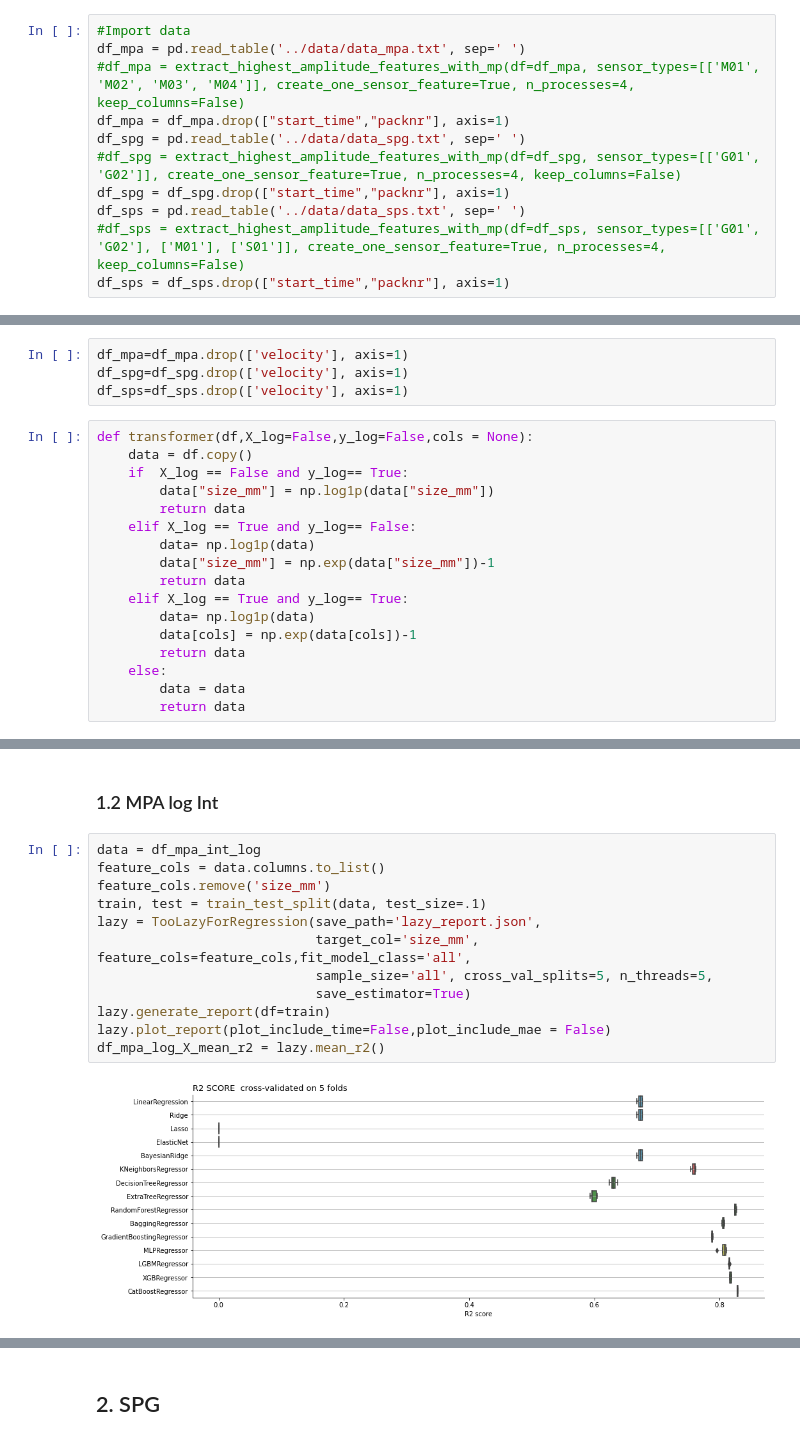
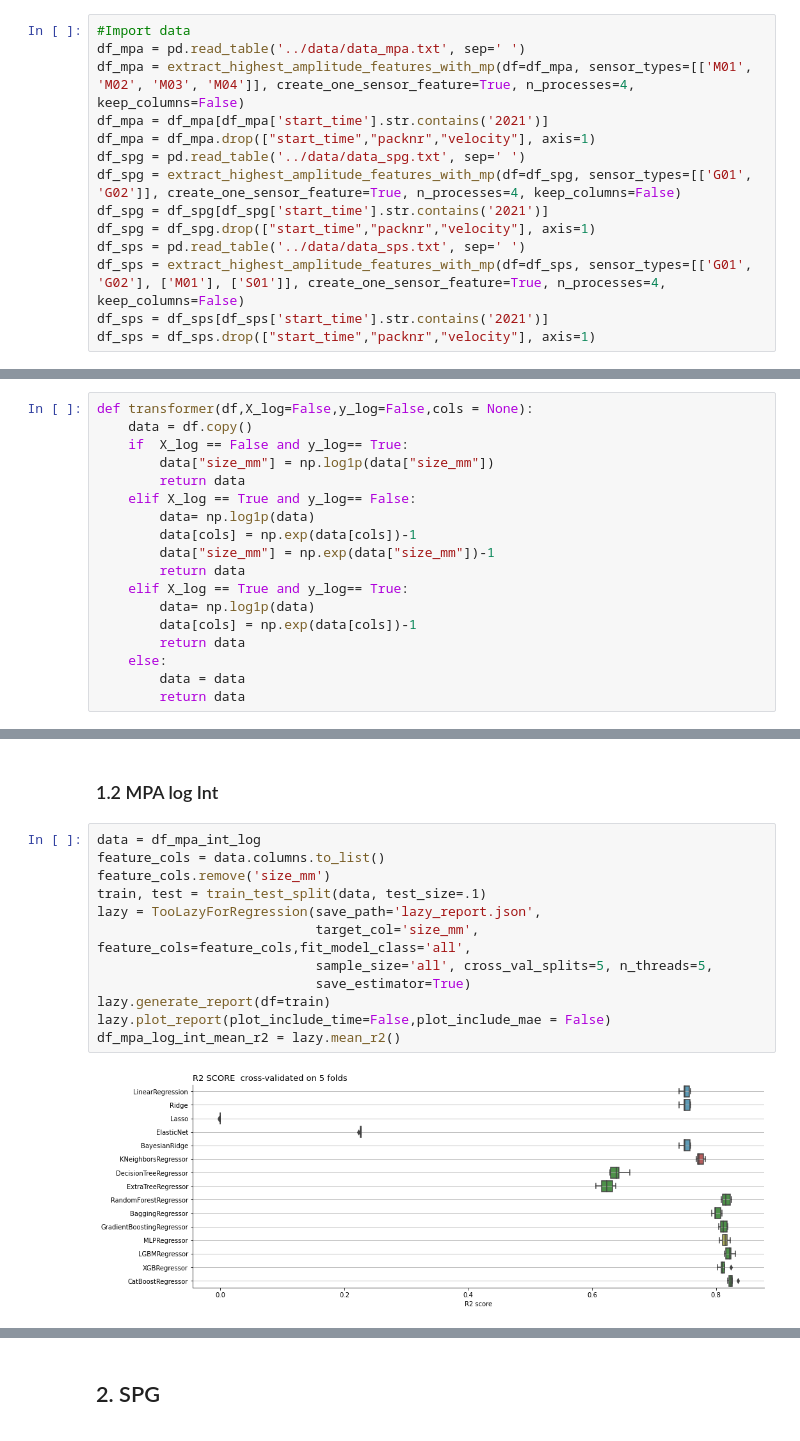
Before and after one commit to FiratSaritas/Safety-for-Alpine-Villages, a Jupyter notebook: model/log_compare_Model.ipynb, the cells around one changed output, grey strips where cells are left out. Cells and saved outputs as stored; diff of their text form.

```diff
--- a/model/log_compare_Model.ipynb
+++ b/model/log_compare_Model.ipynb
@@ -28,11 +28,14 @@ import seaborn as sns
 # %%
 #Import data
 df_mpa = pd.read_table('../data/data_mpa.txt', sep=' ')
-#df_mpa = extract_highest_amplitude_features_with_mp(df=df_mpa, sensor_types=[['M01', 'M02', 'M03', 'M04']], create_one_sensor_feature=True, n_processes=4, keep_columns=False)
-df_mpa = df_mpa.drop(["start_time","packnr"], axis=1)
+df_mpa = extract_highest_amplitude_features_with_mp(df=df_mpa, sensor_types=[['M01', 'M02', 'M03', 'M04']], create_one_sensor_feature=True, n_processes=4, keep_columns=False)
+df_mpa = df_mpa[df_mpa['start_time'].str.contains('2021')]
+df_mpa = df_mpa.drop(["start_time","packnr","velocity"], axis=1)
 df_spg = pd.read_table('../data/data_spg.txt', sep=' ')
-#df_spg = extract_highest_amplitude_features_with_mp(df=df_spg, sensor_types=[['G01', 'G02']], create_one_sensor_feature=True, n_processes=4, keep_columns=False)
-df_spg = df_spg.drop(["start_time","packnr"], axis=1)
+df_spg = extract_highest_amplitude_features_with_mp(df=df_spg, sensor_types=[['G01', 'G02']], create_one_sensor_feature=True, n_processes=4, keep_columns=False)
+df_spg = df_spg[df_spg['start_time'].str.contains('2021')]
+df_spg = df_spg.drop(["start_time","packnr","velocity"], axis=1)
 df_sps = pd.read_table('../data/data_sps.txt', sep=' ')
-#df_sps = extract_highest_amplitude_features_with_mp(df=df_sps, sensor_types=[['G01', 'G02'], ['M01'], ['S01']], create_one_sensor_feature=True, n_processes=4, keep_columns=False)
-df_sps = df_sps.drop(["start_time","packnr"], axis=1)
+df_sps = extract_highest_amplitude_features_with_mp(df=df_sps, sensor_types=[['G01', 'G02'], ['M01'], ['S01']], create_one_sensor_feature=True, n_processes=4, keep_columns=False)
+df_sps = df_sps[df_sps['start_time'].str.contains('2021')]
+df_sps = df_sps.drop(["start_time","packnr","velocity"], axis=1)
@@ -39,7 +48,3 @@ df_sps = df_sps.drop(["start_time","packnr"], axis=1)
-# %%
-df_mpa=df_mpa.drop(['velocity'], axis=1)
-df_spg=df_spg.drop(['velocity'], axis=1)
-df_sps=df_sps.drop(['velocity'], axis=1)
 # %%
 def transformer(df,X_log=False,y_log=False,cols = None):
     data = df.copy()
@@ -48,6 +53,7 @@ def transformer(df,X_log=False,y_log=False,cols = None):
         return data
     elif X_log == True and y_log== False:
         data= np.log1p(data)
+        data[cols] = np.exp(data[cols])-1
         data["size_mm"] = np.exp(data["size_mm"])-1
         return data
     elif X_log == True and y_log== True:
@@ -124,14 +134,14 @@ Mean of all neuronal-Models: -0.123
 # %%
 data = df_mpa_int_log
 feature_cols = data.columns.to_list()
 feature_cols.remove('size_mm')
 train, test = train_test_split(data, test_size=.1)
 lazy = TooLazyForRegression(save_path='lazy_report.json',
                             target_col='size_mm', feature_cols=feature_cols,fit_model_class='all',
                             sample_size='all', cross_val_splits=5, n_threads=5,
                             save_estimator=True)
 lazy.generate_report(df=train)
 lazy.plot_report(plot_include_time=False,plot_include_mae = False)
-df_mpa_log_X_mean_r2 = lazy.mean_r2()
+df_mpa_log_int_mean_r2 = lazy.mean_r2()
 # %% [output]
-[figure, old version]
+[figure, new version]
```
Also changed, not shown: parts of 27 cells of this notebook.
